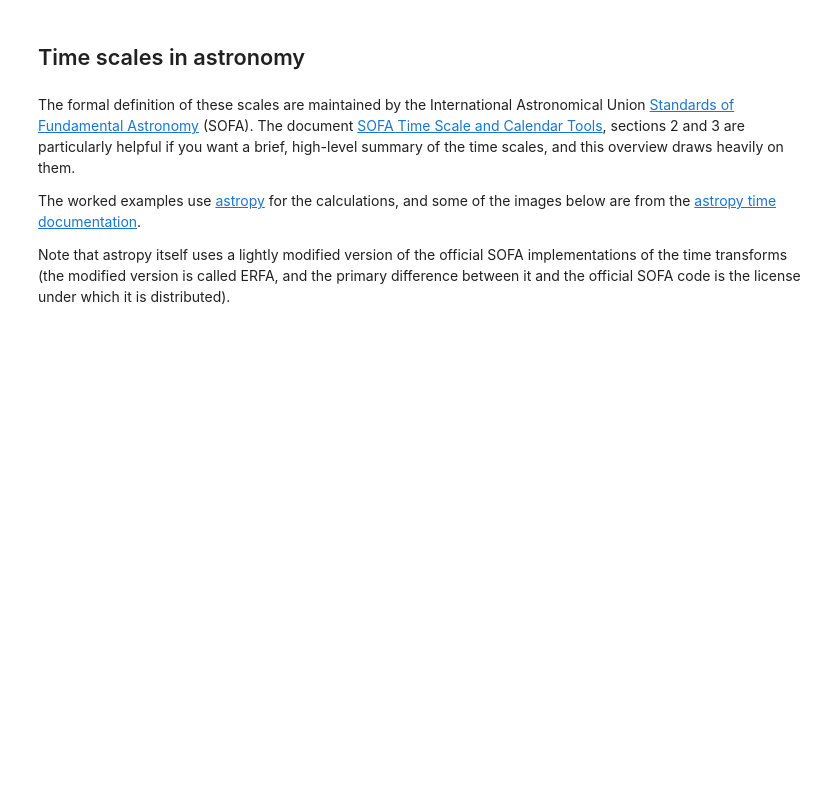
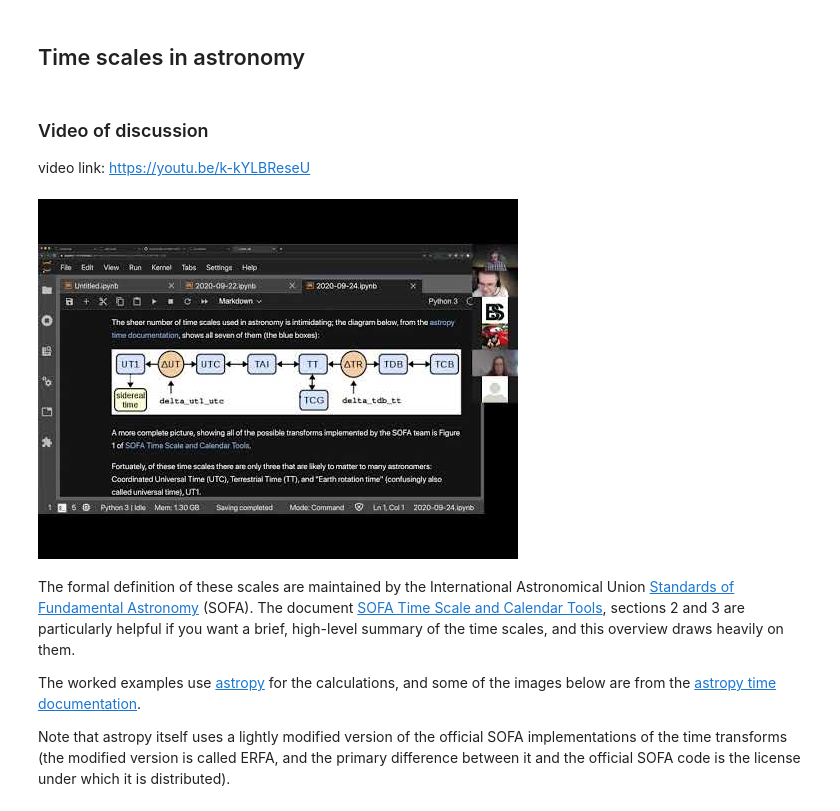
Before and after one commit to mwcraig/ast366-fall-2020, a Jupyter notebook: 2020-09-24.ipynb, the cells around one changed output. Drawn from its saved outputs; the diff is of its cells as text; code cells hidden in the pictures; blank space fills up the shorter version.

```diff
--- a/2020-09-24.ipynb
+++ b/2020-09-24.ipynb
@@ -66,6 +84,14 @@ Twilight flats each have a different exposure time, and small differences in ave
 5. Divide each science image by the **combined** flat for that image's filter (i.e. Flat correct)
 # %% [markdown]
 ## Time scales in astronomy
+# %% [markdown]
+### Video of discussion
+
+video link: https://youtu.be/k-kYLBReseU
+# %%
+YouTubeVideo('k-kYLBReseU')
+# %% [output]
+[figure, added]
 # %% [markdown]
 The formal definition of these scales are maintained by the International Astronomical Union [Standards of Fundamental Astronomy](http://www.iausofa.org/) (SOFA). The document [SOFA Time Scale and Calendar Tools](http://www.iausofa.org/sofa_ts_c.pdf), sections 2 and 3 are particularly helpful if you want a brief, high-level summary of the time scales, and this overview draws heavily on them.
 
```
Also changed, not shown: parts of 5 cells of this notebook, 1 other file.
